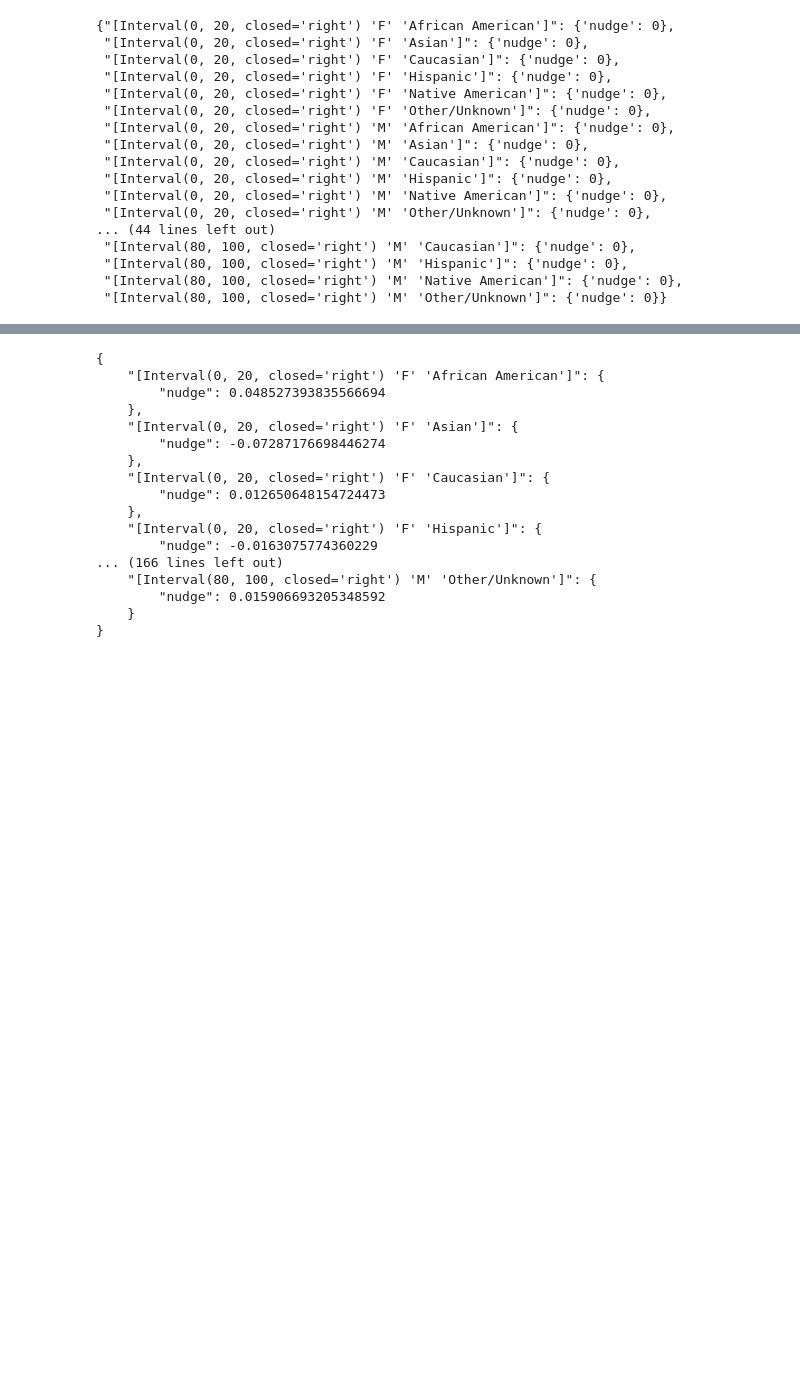
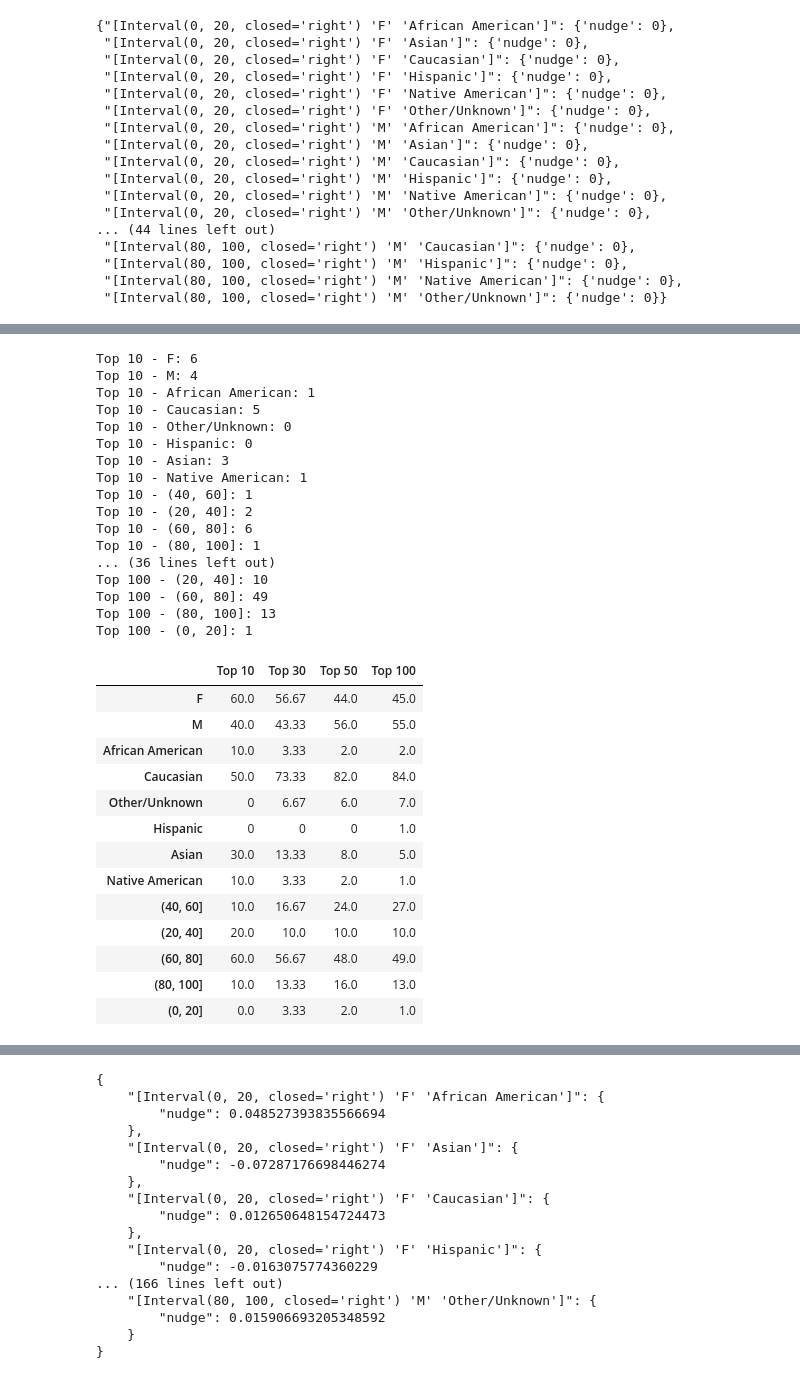
Before and after one commit to ShaniCohen/pred-ICU, a Jupyter notebook: fairness/fairness.ipynb, the cells around one changed output, grey strips where cells are left out. Drawn from its saved outputs; the diff is of its cells as text; code cells hidden in the pictures; blank space fills up the shorter version.

```diff
--- a/fairness/fairness.ipynb
+++ b/fairness/fairness.ipynb
@@ -272,3 +417,65 @@ Min calibration: subpopulation - (Interval(80, 100, closed='right'), 'M', 'Nativ
+# %%
+sorted_data_by_calibrated_pred = subgroups_calibration_groups_by.sort_values('calibrated_predictions', ascending=False)
+top_calibrated_pred_dict = {
+    'Top 10': sorted_data_by_calibrated_pred.head(10),
+    'Top 30': sorted_data_by_calibrated_pred.head(30),
+    'Top 50': sorted_data_by_calibrated_pred.head(50),
+    'Top 100': sorted_data_by_calibrated_pred.head(100),
+}
+
+groups_for_top_calibrated_pred = {
+    'gender': [gender for gender in subgroups_calibration_groups_by['gender'].unique().tolist()],
+    'ethnicity': [gender for gender in subgroups_calibration_groups_by['ethnicity'].unique().tolist()],
+    'age_group': [gender for gender in subgroups_calibration_groups_by['age_group'].unique().tolist()],
+}
+
+# print(json.dumps(groups_for_top_calibrated_pred, indent=4))
+
+top_calibrated_pred_df = pd.DataFrame(columns=[key for key in top_calibrated_pred_dict.keys()])
+
+for top_index in top_calibrated_pred_dict.keys():
+    for group in groups_for_top_calibrated_pred.keys():
+        subgroups_percentages = top_calibrated_pred_dict[top_index][group].value_counts()
+        for subgroup in groups_for_top_calibrated_pred[group]:
+            if subgroup in subgroups_percentages.index:
+                print(f'{top_index} - {subgroup}: {subgroups_percentages[subgroup]}')
+                top_calibrated_pred_df.loc[subgroup, top_index] = np.round(subgroups_percentages[subgroup] * 100 / top_calibrated_pred_dict[top_index].shape[0], 2)
+            else:
+                print(f'{top_index} - {subgroup}: 0')
+                top_calibrated_pred_df.loc[subgroup, top_index] = 0
+top_calibrated_pred_df
+# %% [output]
+Top 10 - F: 6
+Top 10 - M: 4
+Top 10 - African American: 1
+Top 10 - Caucasian: 5
+Top 10 - Other/Unknown: 0
+Top 10 - Hispanic: 0
+Top 10 - Asian: 3
+Top 10 - Native American: 1
+Top 10 - (40, 60]: 1
+Top 10 - (20, 40]: 2
+Top 10 - (60, 80]: 6
+Top 10 - (80, 100]: 1
+... (36 lines left out)
+Top 100 - (20, 40]: 10
+Top 100 - (60, 80]: 49
+Top 100 - (80, 100]: 13
+Top 100 - (0, 20]: 1
+|  | Top 10 | Top 30 | Top 50 | Top 100 |
+| F | 60.0 | 56.67 | 44.0 | 45.0 |
+| M | 40.0 | 43.33 | 56.0 | 55.0 |
+| African American | 10.0 | 3.33 | 2.0 | 2.0 |
+| Caucasian | 50.0 | 73.33 | 82.0 | 84.0 |
+| Other/Unknown | 0 | 6.67 | 6.0 | 7.0 |
+| Hispanic | 0 | 0 | 0 | 1.0 |
+| Asian | 30.0 | 13.33 | 8.0 | 5.0 |
+| Native American | 10.0 | 3.33 | 2.0 | 1.0 |
+| (40, 60] | 10.0 | 16.67 | 24.0 | 27.0 |
+| (20, 40] | 20.0 | 10.0 | 10.0 | 10.0 |
+| (60, 80] | 60.0 | 56.67 | 48.0 | 49.0 |
+| (80, 100] | 10.0 | 13.33 | 16.0 | 13.0 |
+| (0, 20] | 0.0 | 3.33 | 2.0 | 1.0 |
 # %%
 calibration_in_the_large.plot(kind='density', title='Clibration-in-the-large density')
 # %% [output]
```
Also changed, not shown: parts of 17 cells of this notebook, 3 other files.
